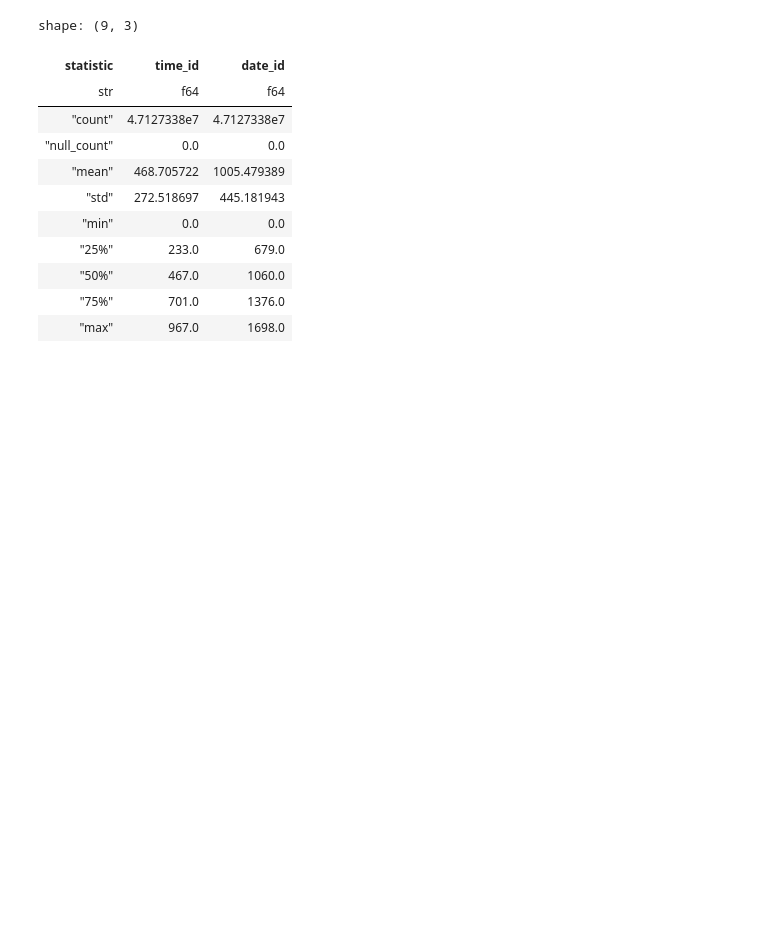
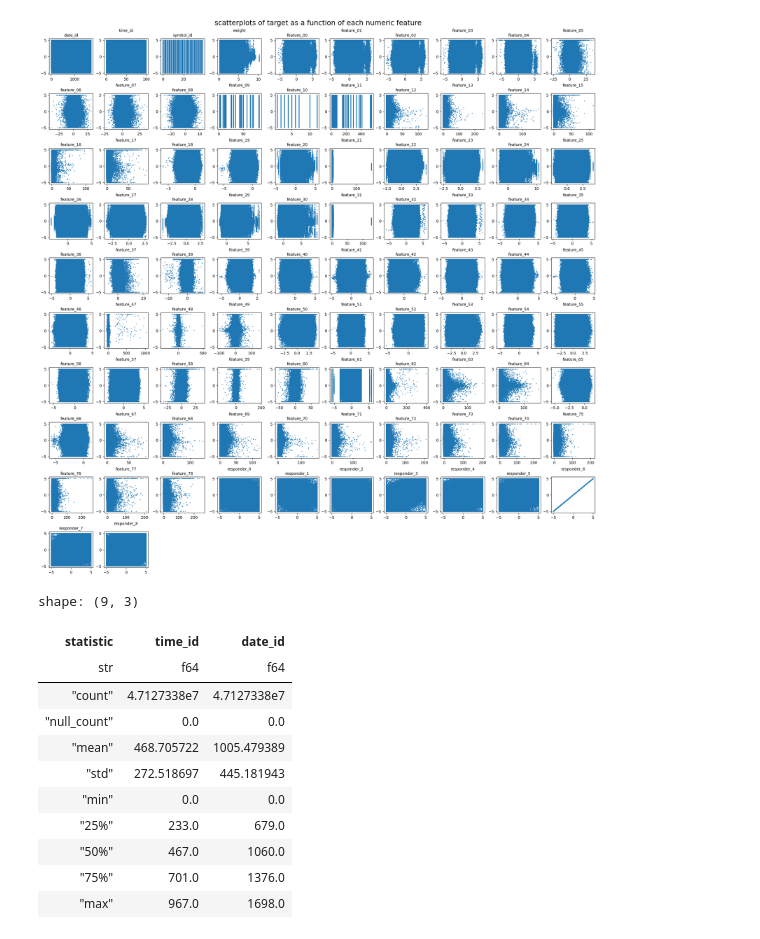
Before and after one commit to affNVu/kaggle, a Jupyter notebook: JS-RMF/exploratory.ipynb, the cells around one changed output. Saved outputs shown, nothing was run; the diff lists cells and outputs as text; code cells hidden in the pictures; blank space fills up the shorter version.

```diff
--- a/JS-RMF/exploratory.ipynb
+++ b/JS-RMF/exploratory.ipynb
@@ -68,3 +150,26 @@ plt.show()
+# %%
+fig = plt.figure(figsize=(20, 20), layout="constrained")
+fig.suptitle(
+    'scatterplots of target as a function of each numeric feature', fontsize=18
+)
+grid_size = math.ceil(np.sqrt(len(numeric_cols)))
+for i, item in enumerate(
+    [
+        f
+        for f in df.select_dtypes(exclude='object').columns
+    ],
+    1,
+):
+    ax = plt.subplot(grid_size, grid_size, i)
+    ax_title = item
+    if i % 2 == 0:
+        ax_title += "\n"
+    ax.set_title(ax_title)
+    ax.title.set_fontsize(10)
+    plt.scatter(df[item], df['responder_6'], s=1)
+plt.show()
+# %% [output]
+[figure, added]
 # %%
 _logs_feature = ['05','06','07','08','09','10','11','12','13','14','15','16','17','21',
 '29','30','31','37','38','47','48','49','58','59','60','62','63','64','67','68','69',
```
Also changed, not shown: parts of 6 cells of this notebook, 2 other files.
